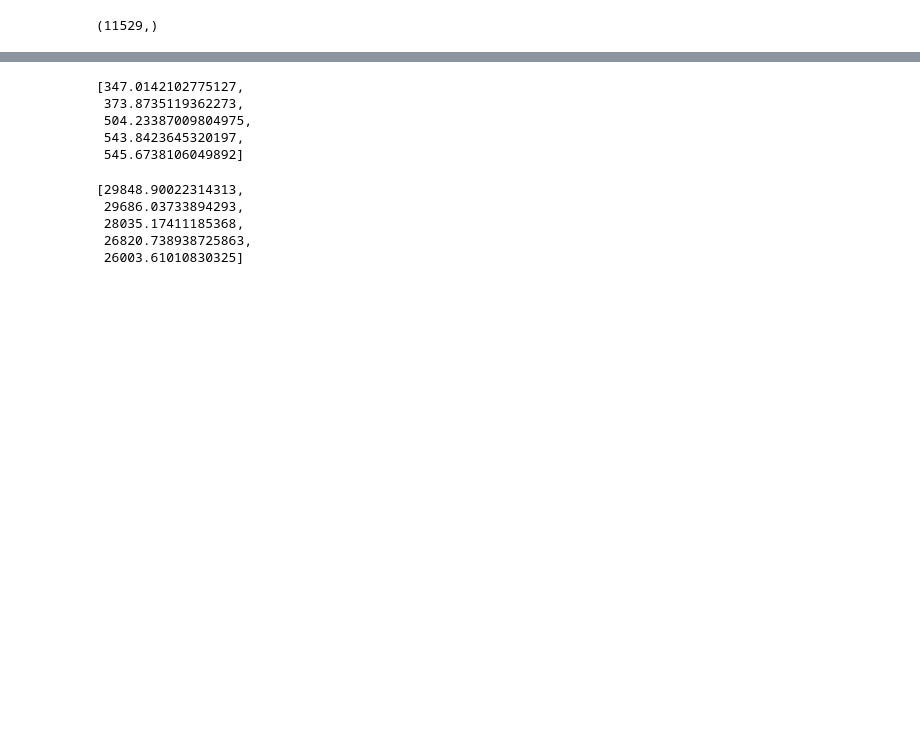
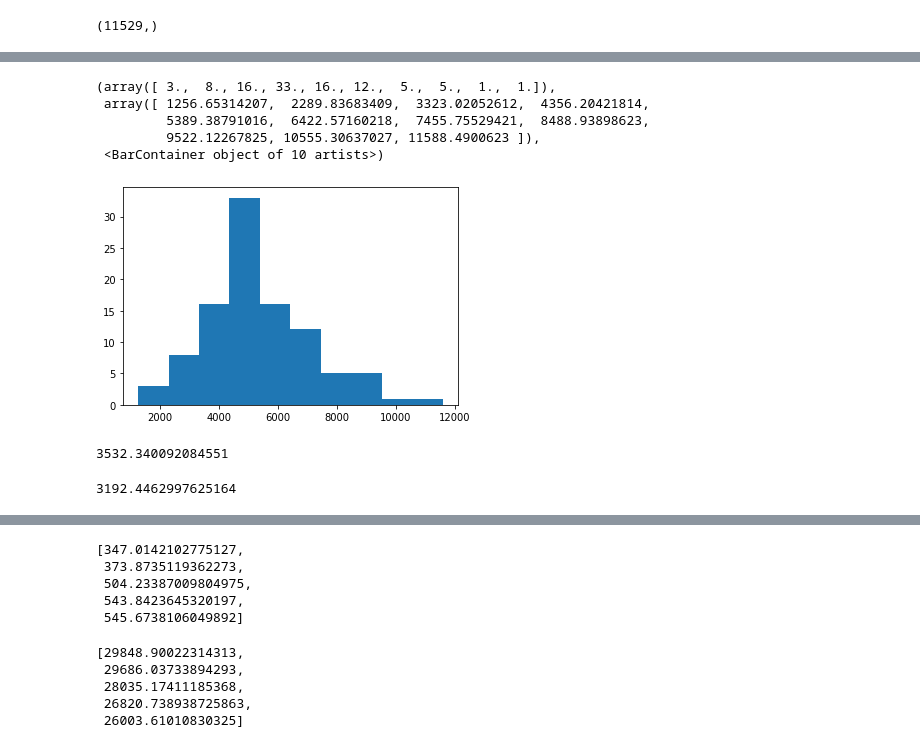
Before and after one commit to zamborg/NVFEL498, a Jupyter notebook: Notebooks/GeneralModeling.ipynb, the cells around one changed output, grey strips where cells are left out. Drawn from its saved outputs; the diff is of its cells as text; code cells hidden in the pictures; blank space fills up the shorter version.

```diff
--- a/Notebooks/GeneralModeling.ipynb
+++ b/Notebooks/GeneralModeling.ipynb
@@ -518,0 +530,17 @@ Displacement/Weight: 18.8231101377786
+# %%
+plt.hist(data.sort_values(by='SpeedAverage').iloc[-100:]['Aggressiveness'])
+# %% [output]
+(array([ 3.,  8., 16., 33., 16., 12.,  5.,  5.,  1.,  1.]),
+ array([ 1256.65314207,  2289.83683409,  3323.02052612,  4356.20421814,
+         5389.38791016,  6422.57160218,  7455.75529421,  8488.93898623,
+         9522.12267825, 10555.30637027, 11588.4900623 ]),
+ <BarContainer object of 10 artists>)
+[figure, added]
+# %%
+np.percentile(data.sort_values(by='SpeedAverage').iloc[:100]["Aggressiveness"], 10)
+# %% [output]
+3532.340092084551
+# %%
+np.percentile(data.sort_values(by='SpeedAverage').iloc[-100:]['Aggressiveness'], )
+# %% [output]
+3192.4462997625164
```
Also changed, not shown: parts of 16 cells of this notebook, 2 other files.
